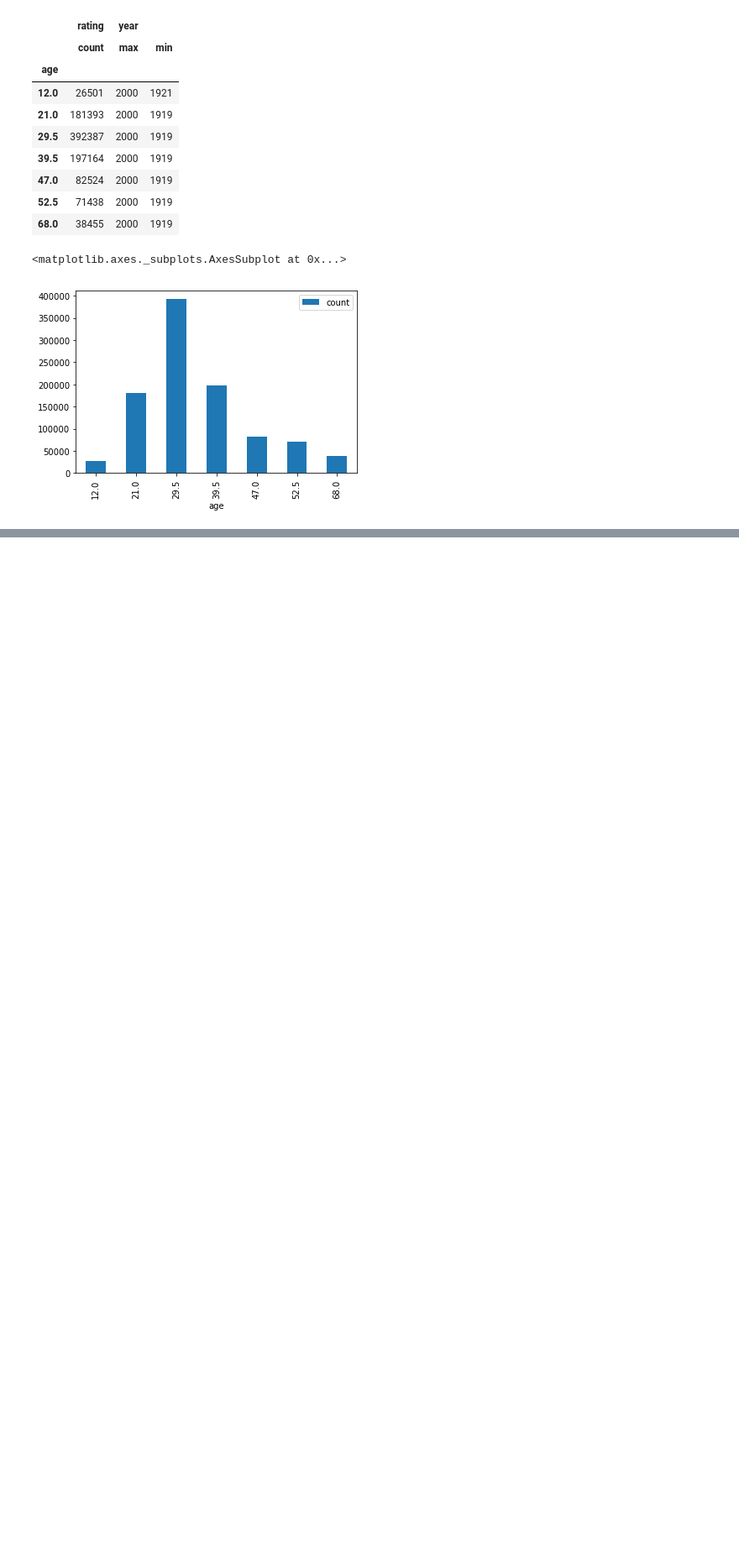
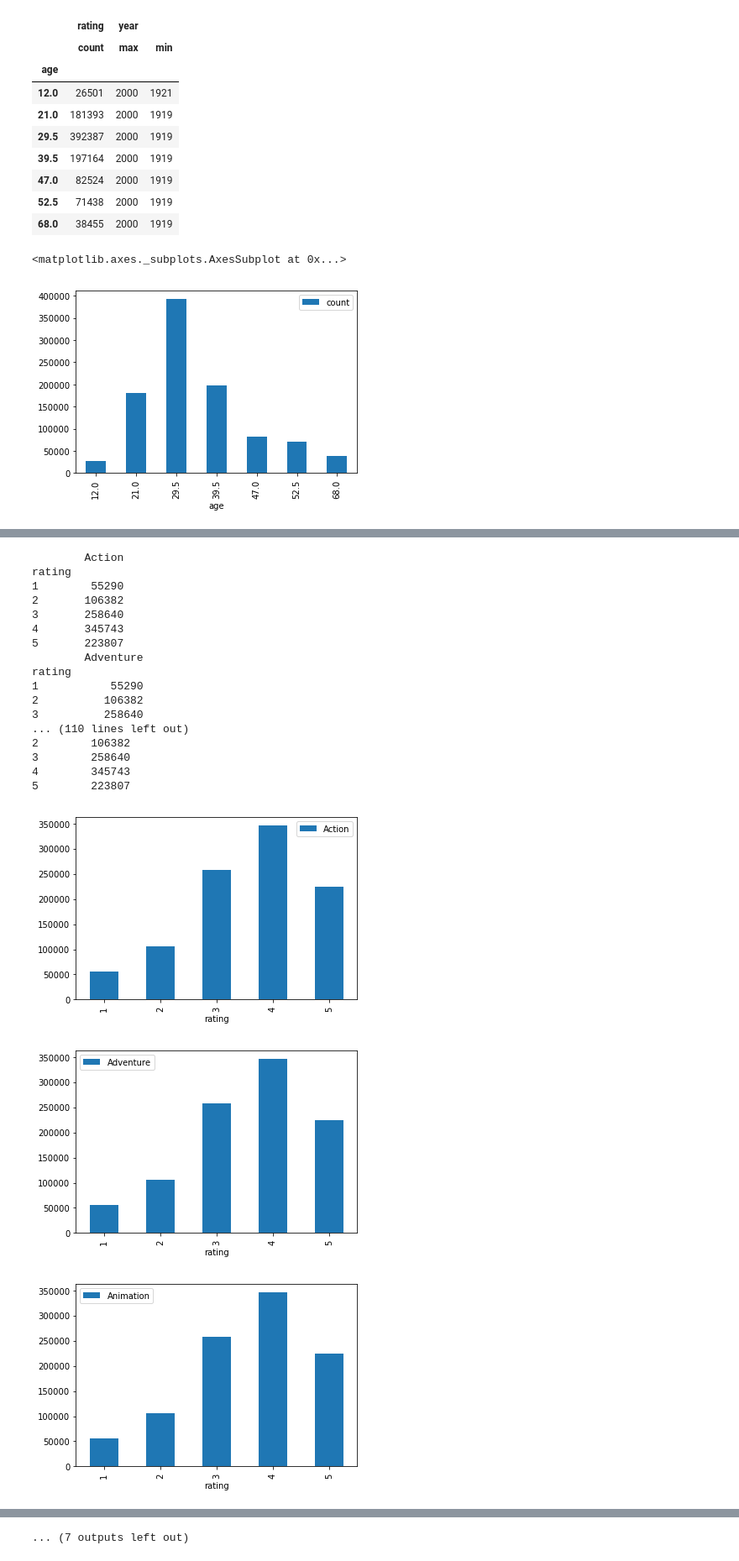
Before and after one commit to nicolagennaro/pussy-project, a Jupyter notebook: Join.ipynb, the cells around one changed output, grey strips where cells are left out. Shown: that part at 84% size. Cells and saved outputs as stored; diff of their text form; code cells hidden in the pictures; blank space fills up the shorter version.

Commit message:
genres e ratings

```diff
--- a/Join.ipynb
+++ b/Join.ipynb
@@ -716,3 +716,11 @@ tr3['rating'].plot.bar()
 # %% [output]
 <matplotlib.axes._subplots.AxesSubplot at 0x...>
 [figure]
+# %%
+#Genres vs years
+for c in urm.iloc[:,7:25]:
+    g=pd.pivot_table(urm, index=['year'], values=[c], aggfunc={c:('sum')})
+    #plt.plot(g,label=c)
+    #plt.legend()
+    print(g)
+#plt.show()
@@ -718,0 +745,4 @@ tr3['rating'].plot.bar()
+# %%
+for c in urm.iloc[:,7:25]:
+    g2=pd.pivot_table(urm, index=['userID'], values=c, aggfunc='sum')
+    print(g2)
@@ -718,0 +767,27 @@ tr3['rating'].plot.bar()
+# %%
+#ratings vs genres
+for c in urm.iloc[:,7:25]:
+    g3=pd.pivot_table(urm, index=['rating'], aggfunc='count', values=c)
+    g3.plot.bar()
+    print(g3)
+# %% [output]
+        Action
+rating
+1        55290
+2       106382
+3       258640
+4       345743
+5       223807
+        Adventure
+rating
+1           55290
+2          106382
+3          258640
+... (110 lines left out)
+2        106382
+3        258640
+4        345743
+5        223807
+[figure, added]
+[figure, added]
+[figure, added]
@@ -718,0 +802 @@ tr3['rating'].plot.bar()
+... (7 outputs left out)
```
Also changed, not shown: parts of 9 cells of this notebook.
